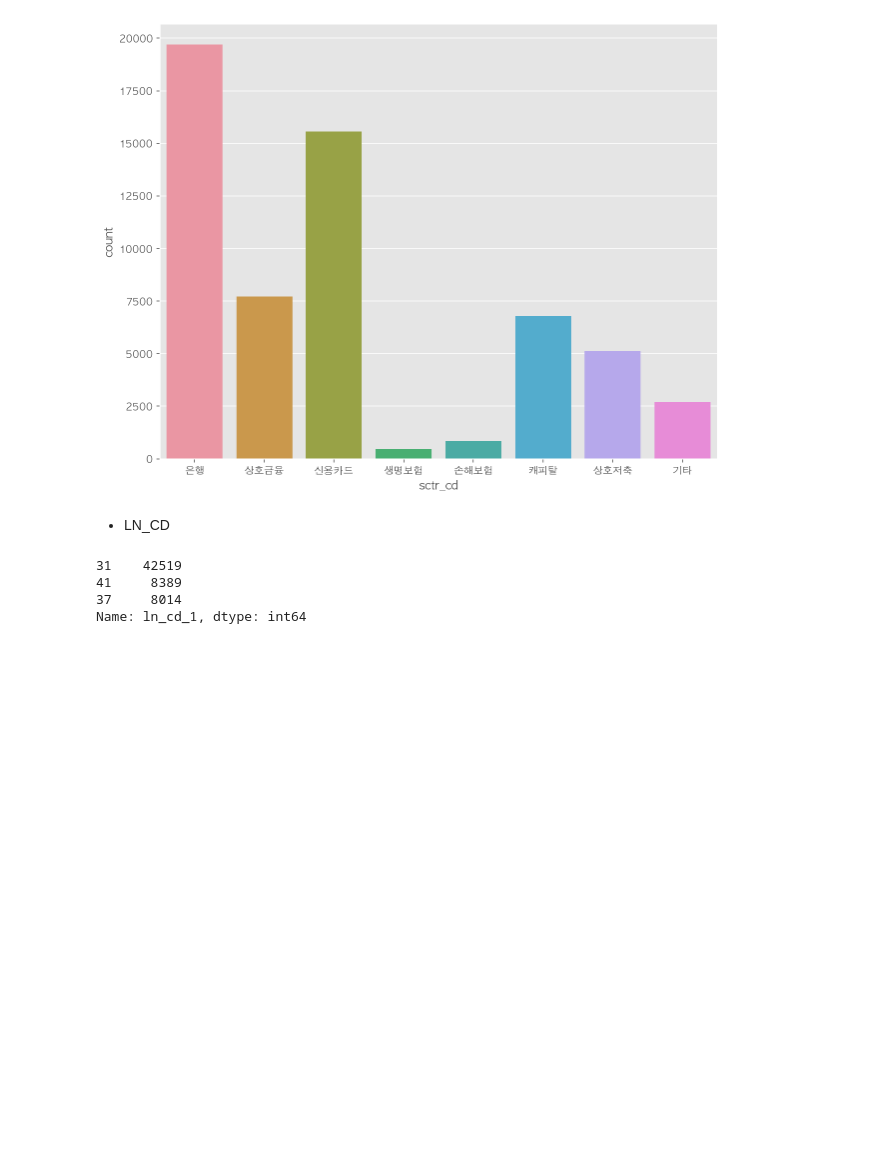
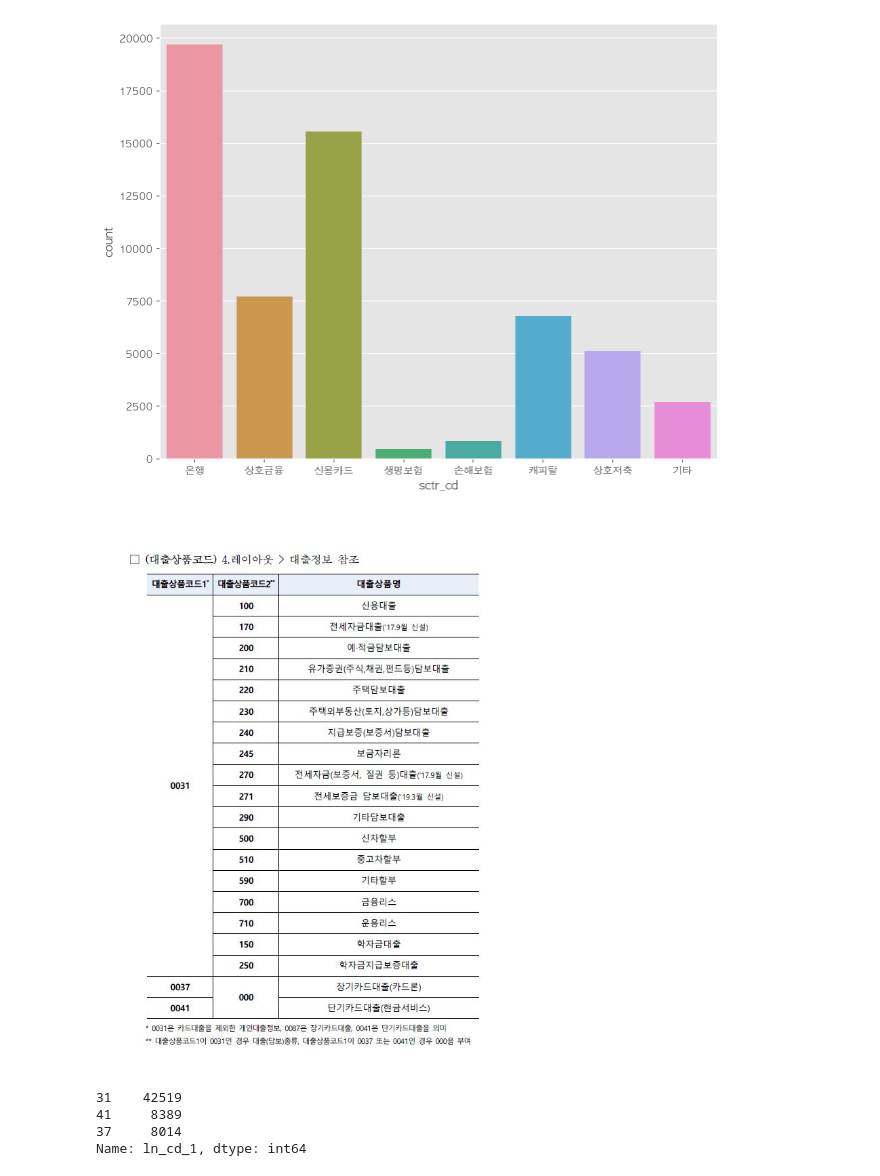
Before and after one commit to HyangGonJin/credb, a Jupyter notebook: [credb]Part1_preprocessing.ipynb, the cells around one changed output. Saved outputs shown, nothing was run; the diff lists cells and outputs as text; code cells hidden in the pictures; blank space fills up the shorter version.

```diff
--- a/[credb]Part1_preprocessing.ipynb
+++ b/[credb]Part1_preprocessing.ipynb
@@ -179,8 +189,11 @@ ax.set_xticklabels(['은행','상호금융','신용카드','생명보험','손
 plt.show()
 # %% [output]
 [figure]
-# %% [markdown]
-* LN_CD
+# %%
+from IPython.display import Image
+Image('./image/대출상품코드.JPG',width=500,height=700)
+# %% [output]
+[figure, added]
 # %%
 ln_dat['ln_cd_1'].value_counts()
 # %% [output]
```
Also changed, not shown: parts of 75 cells of this notebook.
